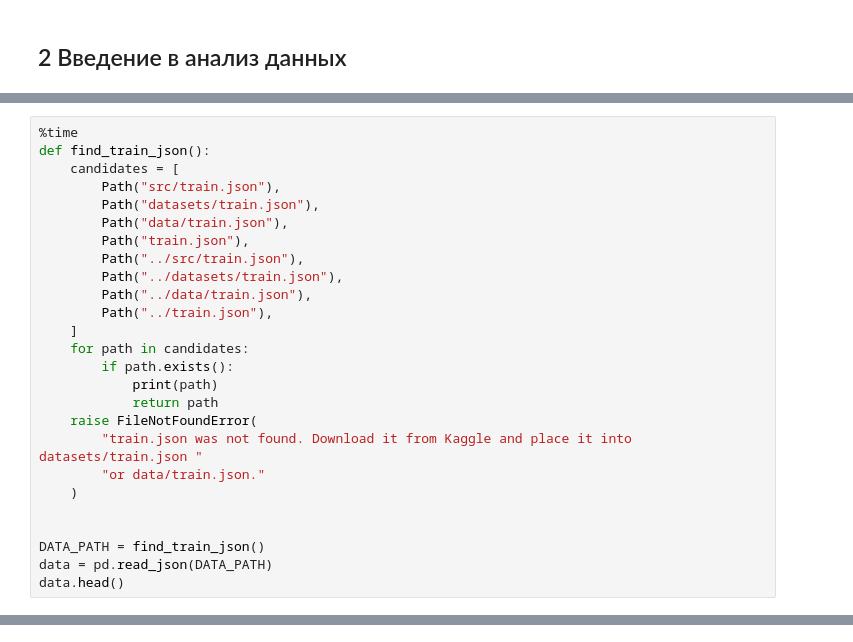
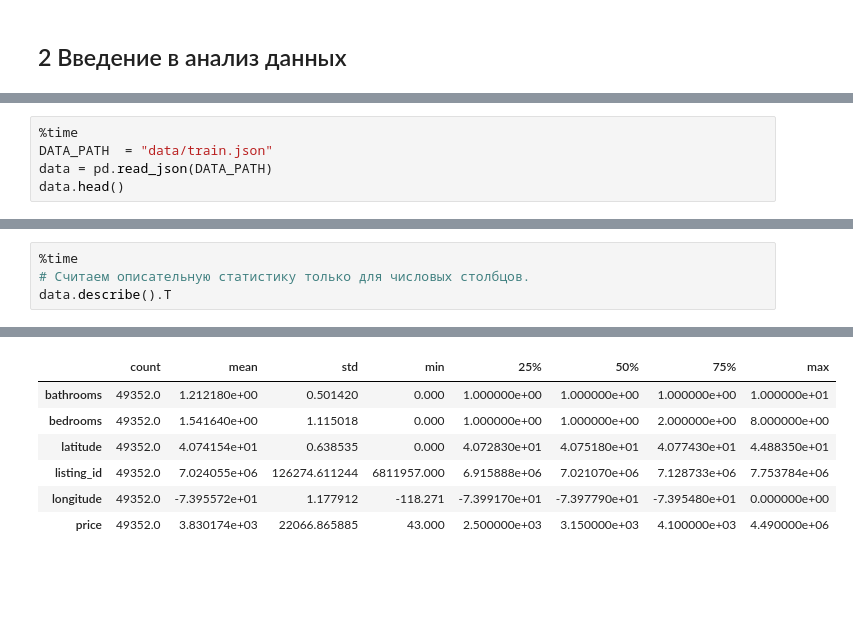
Before and after one commit to giperadmin/intro_in_ml_1, a Jupyter notebook: ML1_Introduction_jacquieb.ipynb, the cells around one changed output, grey strips where cells are left out. Cells and saved outputs as stored; diff of their text form; blank space fills up the shorter version.

```diff
--- a/ML1_Introduction_jacquieb.ipynb
+++ b/ML1_Introduction_jacquieb.ipynb
@@ -73,28 +75,7 @@ Wall time: 5.48 μs
 все библиотеки импортированы
 # %%
 %time
-def find_train_json():
-    candidates = [
-        Path("src/train.json"),
-        Path("datasets/train.json"),
-        Path("data/train.json"),
-        Path("train.json"),
-        Path("../src/train.json"),
-        Path("../datasets/train.json"),
-        Path("../data/train.json"),
-        Path("../train.json"),
-    ]
-    for path in candidates:
-        if path.exists():
-            print(path)
-            return path
-    raise FileNotFoundError(
-        "train.json was not found. Download it from Kaggle and place it into datasets/train.json "
-        "or data/train.json."
-    )
-
-
-DATA_PATH = find_train_json()
+DATA_PATH  = "data/train.json"
 data = pd.read_json(DATA_PATH)
 data.head()
 # %% [output]
@@ -109,0 +128,5 @@ train.json
+# %%
+%time
+# Считаем описательную статистику только для числовых столбцов.
+data.describe().T
+# %% [output]
@@ -109,0 +135,7 @@ train.json
+|  | count | mean | std | min | 25% | 50% | 75% | max |
+| bathrooms | 49352.0 | 1.212180e+00 | 0.501420 | 0.000 | 1.000000e+00 | 1.000000e+00 | 1.000000e+00 | 1.000000e+01 |
+| bedrooms | 49352.0 | 1.541640e+00 | 1.115018 | 0.000 | 1.000000e+00 | 1.000000e+00 | 2.000000e+00 | 8.000000e+00 |
+| latitude | 49352.0 | 4.074154e+01 | 0.638535 | 0.000 | 4.072830e+01 | 4.075180e+01 | 4.077430e+01 | 4.488350e+01 |
+| listing_id | 49352.0 | 7.024055e+06 | 126274.611244 | 6811957.000 | 6.915888e+06 | 7.021070e+06 | 7.128733e+06 | 7.753784e+06 |
+| longitude | 49352.0 | -7.395572e+01 | 1.177912 | -118.271 | -7.399170e+01 | -7.397790e+01 | -7.395480e+01 | 0.000000e+00 |
+| price | 49352.0 | 3.830174e+03 | 22066.865885 | 43.000 | 2.500000e+03 | 3.150000e+03 | 4.100000e+03 | 4.490000e+06 |
```
Also changed, not shown: parts of 14 cells of this notebook.
